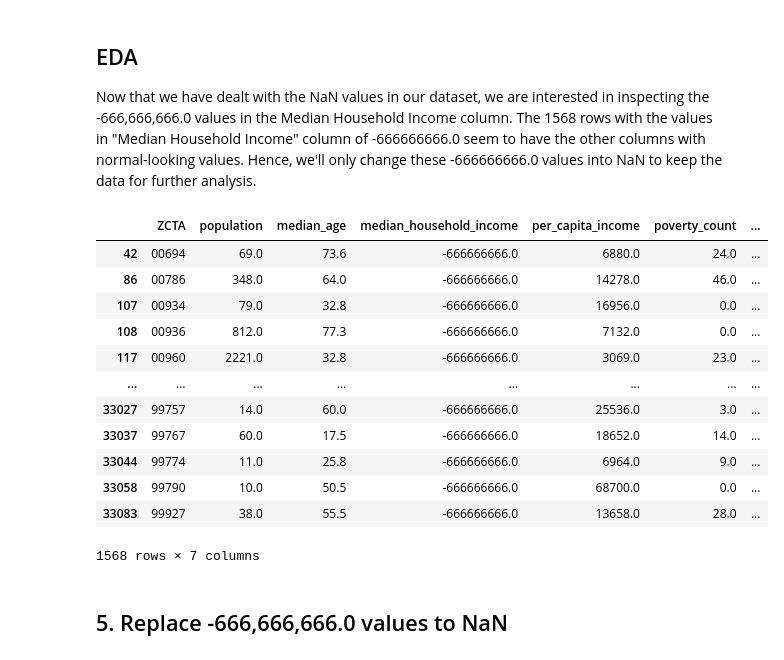
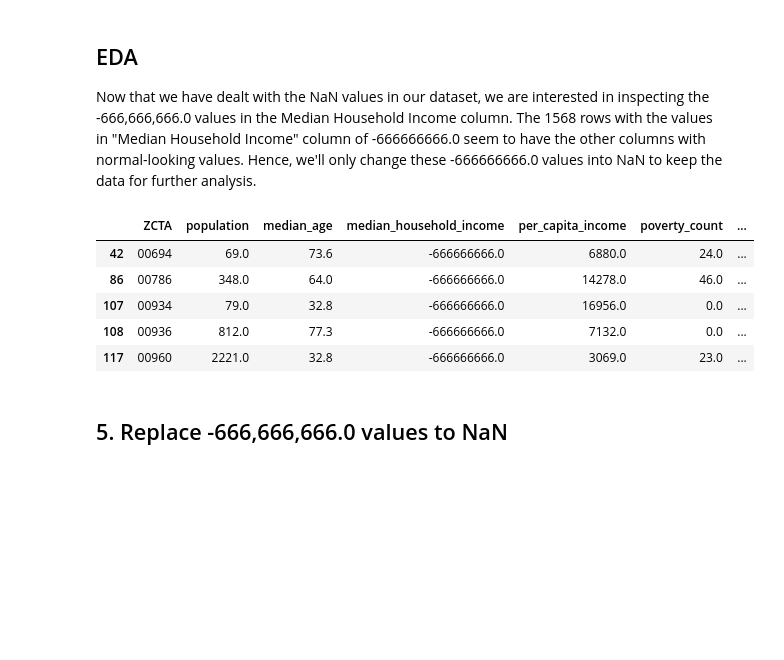
Before and after one commit to poojaisabelle/ETL-Project, a Jupyter notebook: 02_transform_census/02_transform_census_pooja.ipynb, the cells around one changed output. Drawn from its saved outputs; the diff is of its cells as text; code cells hidden in the pictures; blank space fills up the shorter version.

```diff
--- a/02_transform_census/02_transform_census_pooja.ipynb
+++ b/02_transform_census/02_transform_census_pooja.ipynb
@@ -286,21 +258,14 @@ Now that we have dealt with the NaN values in our dataset, we are interested in
 # %%
 # Checking the rows that have -666666666.0 as Median HH income
 df_HH_income = clean_census[clean_census['median_household_income'] == min_income]
-df_HH_income
+df_HH_income.head()
 # %% [output]
 |  | ZCTA | population | median_age | median_household_income | per_capita_income | poverty_count | ... |
 | 42 | 00694 | 69.0 | 73.6 | -666666666.0 | 6880.0 | 24.0 | ... |
 | 86 | 00786 | 348.0 | 64.0 | -666666666.0 | 14278.0 | 46.0 | ... |
 | 107 | 00934 | 79.0 | 32.8 | -666666666.0 | 16956.0 | 0.0 | ... |
 | 108 | 00936 | 812.0 | 77.3 | -666666666.0 | 7132.0 | 0.0 | ... |
 | 117 | 00960 | 2221.0 | 32.8 | -666666666.0 | 3069.0 | 23.0 | ... |
-| ... | ... | ... | ... | ... | ... | ... | ... |
-| 33027 | 99757 | 14.0 | 60.0 | -666666666.0 | 25536.0 | 3.0 | ... |
-| 33037 | 99767 | 60.0 | 17.5 | -666666666.0 | 18652.0 | 14.0 | ... |
-| 33044 | 99774 | 11.0 | 25.8 | -666666666.0 | 6964.0 | 9.0 | ... |
-| 33058 | 99790 | 10.0 | 50.5 | -666666666.0 | 68700.0 | 0.0 | ... |
-| 33083 | 99927 | 38.0 | 55.5 | -666666666.0 | 13658.0 | 28.0 | ... |
-1568 rows × 7 columns
 # %% [markdown]
 ## 5. Replace -666,666,666.0 values to NaN
 # %%
```
Also changed, not shown: parts of 22 cells of this notebook, 1 other file.
